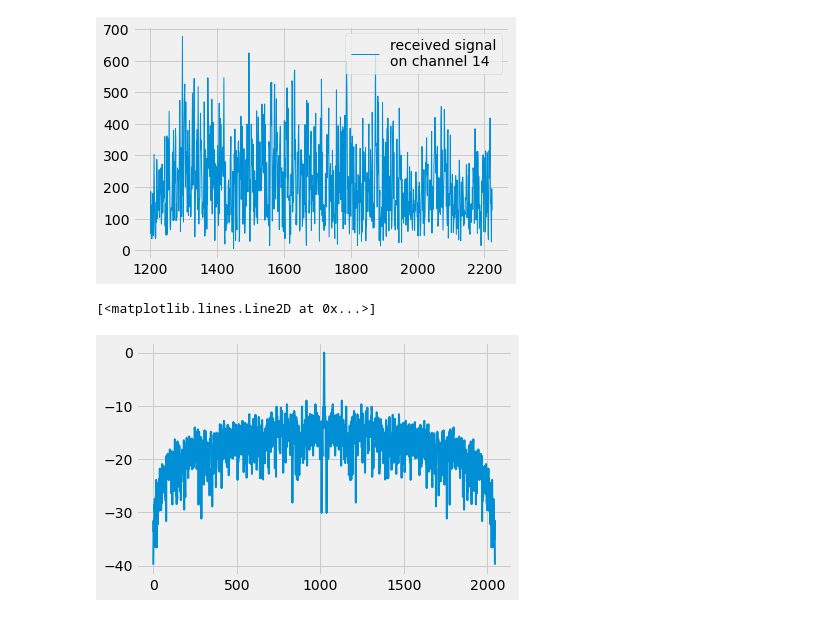
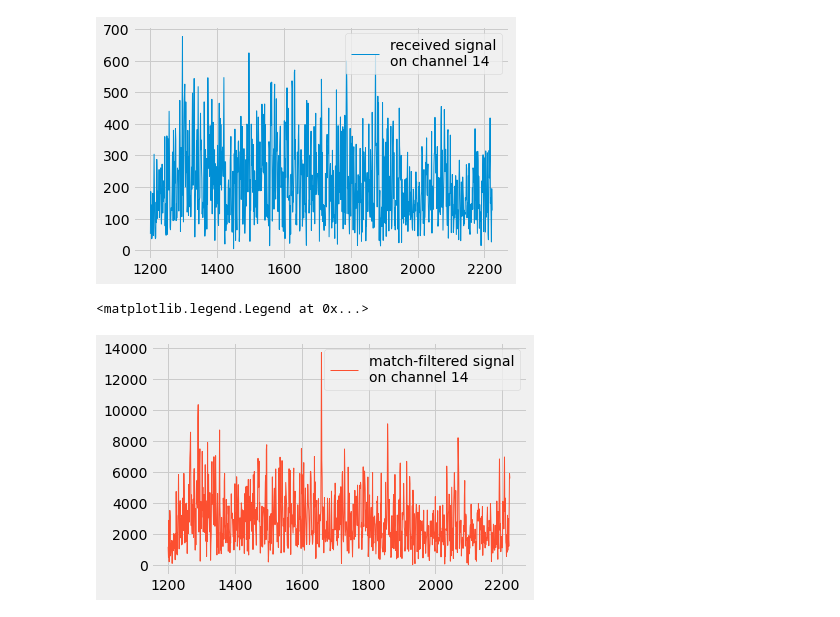
Before and after one commit to fonstelien/INF4480, a Jupyter notebook: project3/project3.ipynb, the cells around one changed output. Drawn from its saved outputs; the diff is of its cells as text; code cells hidden in the pictures.

```diff
--- a/project3/project3.ipynb
+++ b/project3/project3.ipynb
@@ -108,6 +108,15 @@ plt.tight_layout()
 plt.show()
 # %% [output]
 [figure]
+# %%
+def matched_filtering(X, s):
+    '''Performs matched filtering of X by s. X is the received signal of an array ordered by (channel, signal).'''
+    xc = np.empty(X.shape, dtype=np.complex)
+    for i, x in enumerate(X.T):
+        xc[:,i] = correlate(x, s, mode='same')
+    return xc
+# %%
+Xs = matched_filtering(X, s)
 # %% [markdown]
 ## Assignment 1 - xxx
 # %% [markdown]
@@ -134,10 +179,10 @@ plt.legend()
 # %% [output]
 <matplotlib.legend.Legend at 0x...>
 [figure]
-# %%
-r = correlate(x, x, mode='full')*1/N
-plt.plot(10*np.log10(np.abs(r)/np.abs(r).max()), lw=2)
-# %% [output]
-[<matplotlib.lines.Line2D at 0x...>]
-[figure, removed]
+# %%
+plt.plot(np.arange(M,M+N), np.abs(xs), lw=1, label='match-filtered signal\non channel 14', color=COLORS[1])
+plt.legend()
+# %% [output]
+<matplotlib.legend.Legend at 0x...>
+[figure, added]
 # %%
```
Also changed, not shown: parts of 10 cells of this notebook.
